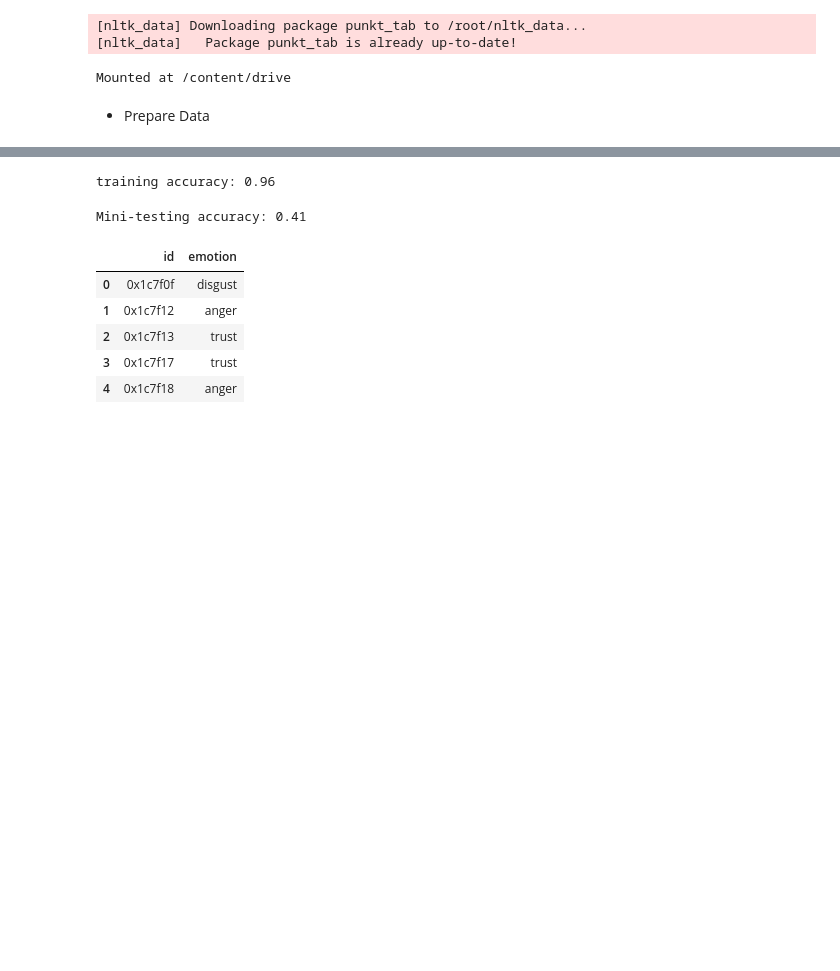
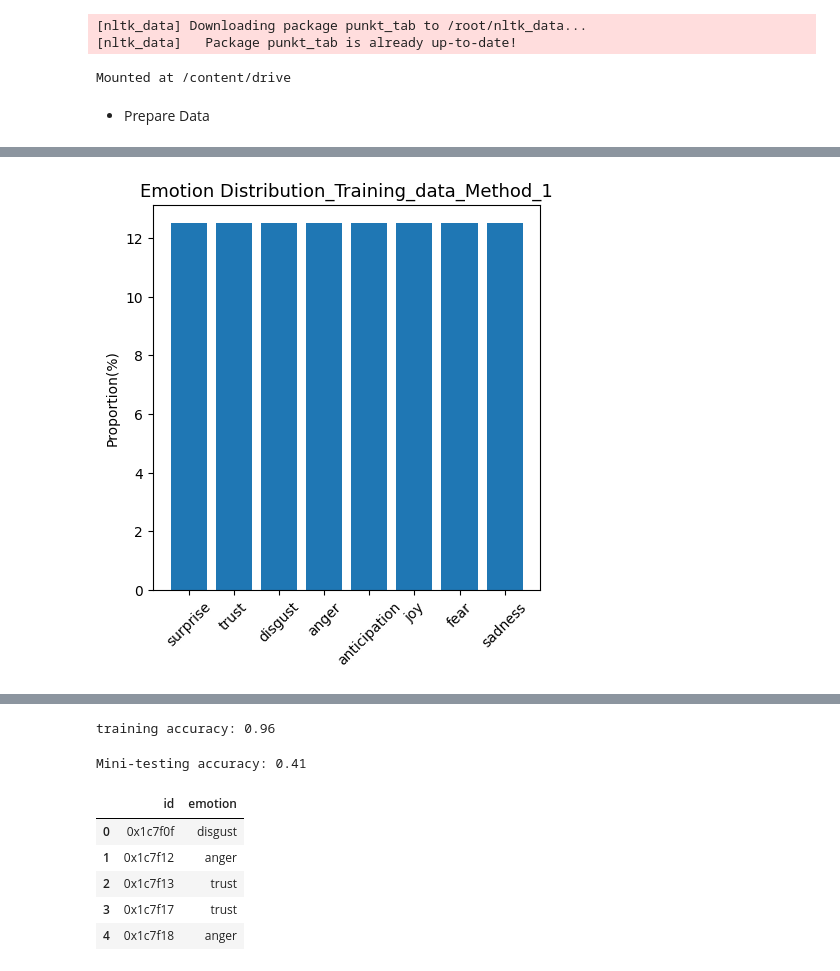
Before and after one commit to BORYA-dev/DM2024-Lab2-Homework, a Jupyter notebook: DM2024-Lab2-Homework.ipynb, the cells around one changed output, grey strips where cells are left out. Drawn from its saved outputs; the diff is of its cells as text; code cells hidden in the pictures; blank space fills up the shorter version.

```diff
--- a/DM2024-Lab2-Homework.ipynb
+++ b/DM2024-Lab2-Homework.ipynb
@@ -156,23 +175,39 @@ testing_data = data_df.query("identification == 'test'").reset_index(drop =True)
 # %%
-# 抽等量
+# Method_1. 抽等量
 
-#  min_class_num = training_data.emotion.value_counts().min()
+min_class_num = training_data.emotion.value_counts().min()
 
 # 訓練集抽樣
-# sampled_training = training_data.groupby('emotion').apply(lambda x: x.sample(n=min_class_num, random_state = 42) )
-# sampled_training = sampled_training.reset_index(drop=True)
-# x_train = sampled_training.drop(columns = "emotion")
-# y_train = sampled_training.emotion
+sampled_training = training_data.groupby('emotion').apply(lambda x: x.sample(n=min_class_num, random_state = 42) )
+sampled_training = sampled_training.reset_index(drop=True)
+x_train = sampled_training.drop(columns = "emotion")
+y_train = sampled_training.emotion
 
 
 # # 分層抽樣
 # # Strafied sampling
-# x_train, x_test, y_train, y_test = train_test_split(
-#     x_train, y_train, test_size=0.2, random_state=42, stratify=y_train
-# )
 
-# x_train.reset_index(drop=True, inplace = True)
-# y_train.reset_index(drop=True, inplace = True)
-# x_test.reset_index(drop=True, inplace=True)
-# y_test.reset_index(drop=True, inplace=True)
+x_train, x_test, y_train, y_test = train_test_split(
+    x_train, y_train, test_size=0.2, random_state=42, stratify=y_train
+)
+
+x_train.reset_index(drop=True, inplace = True)
+y_train.reset_index(drop=True, inplace = True)
+x_test.reset_index(drop=True, inplace=True)
+y_test.reset_index(drop=True, inplace=True)
+
+
+plt.figure(figsize = [5,5])
+
+temp = y_train.value_counts().values
+
+plt.bar(y_train.unique(), temp*100/temp.sum())
+
+plt.xticks(size = 10, rotation = 45)
+plt.title("Emotion Distribution_Training_data_Method_1", size = 13)
+plt.ylabel("Proportion(%)", size = 10)
+
+plt.show()
+# %% [output]
+[figure, added]
 # %%
```
Also changed, not shown: parts of 61 cells of this notebook.
